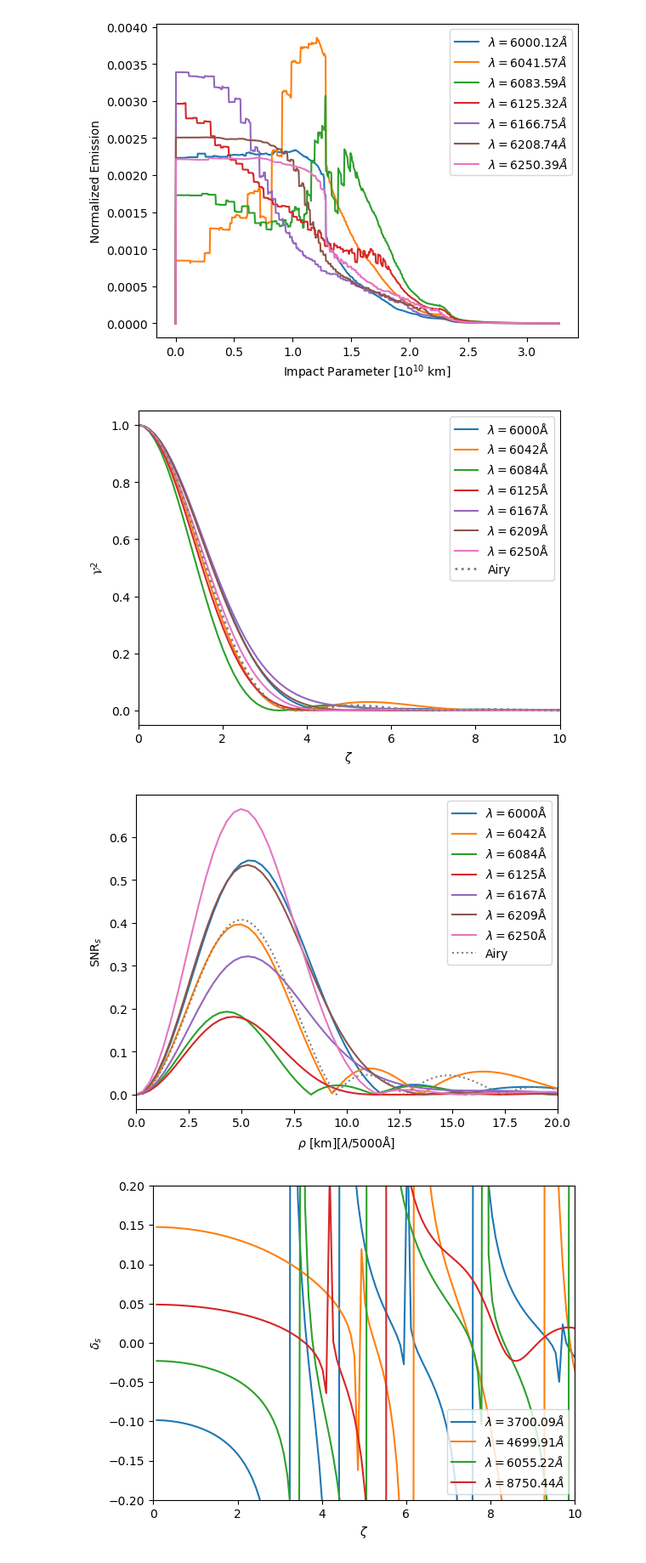
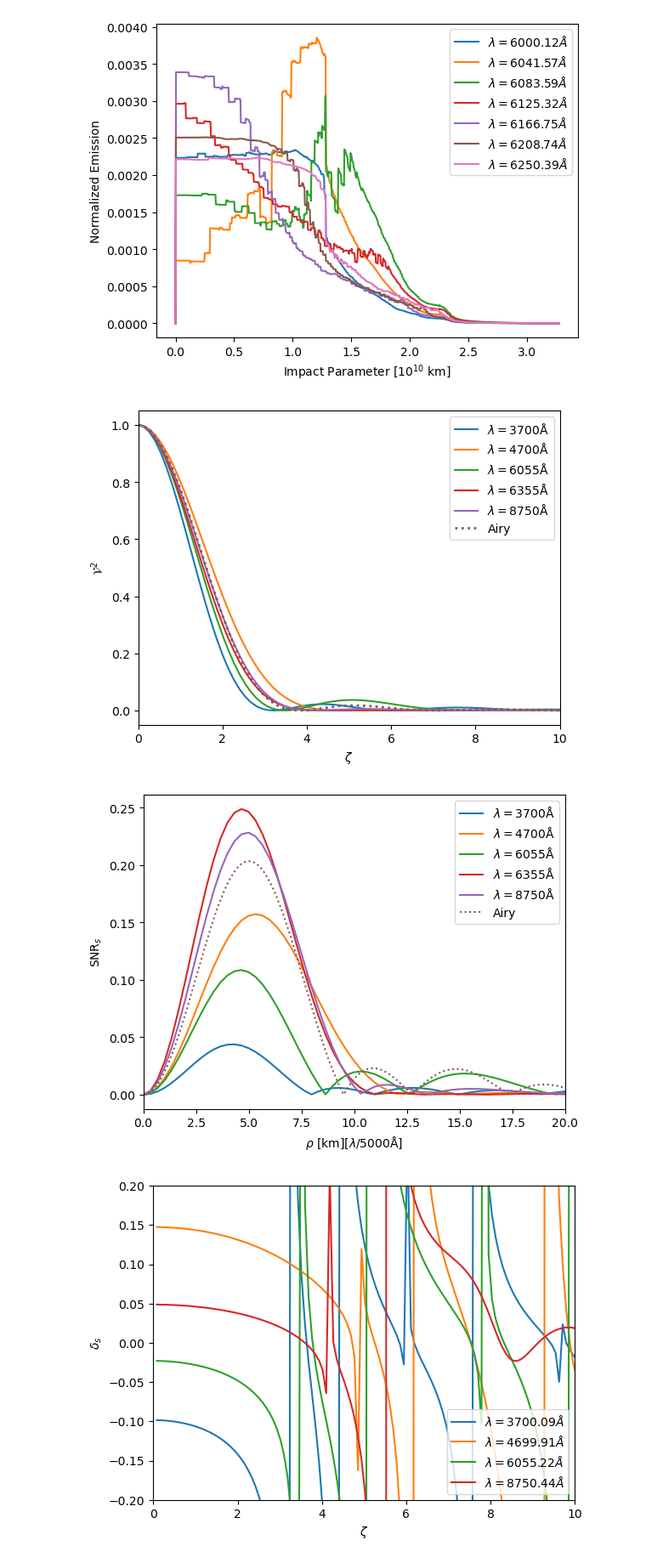
Before and after one commit to AlexGKim/II, a Jupyter notebook: II.ipynb, the cells around one changed output. Shown at 85% size. Saved outputs shown, nothing was run; the diff lists cells and outputs as text; code cells hidden in the pictures.

```diff
--- a/II.ipynb
+++ b/II.ipynb
@@ -31,6 +31,11 @@ flux_int = flux_int * 10**((spectrum_mag-12)/2.5) # now in units of  (erg / s /
 #
 # spectrum = sncosmo.Spectrum(lambdas, flux_int) # now in units of  (erg / s / cm^2 / A) for B=12 mag
 Area = 88 * 100 * 100. # cm^2
+Area = numpy.pi*(9.96/2)**2*1e4
+print(Area)
+eff = 0.73*.9*.6
+print(eff)
+Area=Area*eff
 h = 6.626* 10**(-34+7)  # erg s
 c = 3e10 # cm/s
 lcm = lambdas/1e8  # cm
@@ -195,37 +203,37 @@ def gamma2snr(siII=False):
         flux[:]=0
         flux[:nd] = I_lam_p[index,:] #block0_values[index,:]
         # flux[:ndisk] = 1
         gamma = dft_polar(flux,norder=norder)
         gamma0 = gamma[0]
         gamma=gamma/gamma[0]
         gamma2 = gamma*gamma
         ax.plot(numpy.arange(gamma2.shape[0])*2*numpy.pi/(nd*factor/ndisk),gamma2,label=r"$\lambda={:.0f}$Å".format(lambdas[index]))
 
         fm = dgamma2ds(flux, norder=norder)/gamma0**2
         fm= numpy.abs(fm) * dGammadnu[index] * (128*numpy.pi)**(-0.25) * numpy.sqrt(3600/sigma_t)
         ax2.plot(numpy.arange(fm.shape[0])*Deltau,fm,label=r"$\lambda={:.0f}$Å".format(lambdas[index]))
 
     zeta = numpy.arange(0,nd*10,0.01)
     airy = (2*jv(1,zeta)/zeta)**2
     ax.plot(zeta,airy,label='Airy',ls='dotted',lw=2)
     ax.set_ylabel(r"$\mathcal{V}^2$")
     ax.set_xlabel(r"$\zeta$")
     ax.set_xlim((0,10))
     ax.legend()
     fig.savefig('gamma2.pdf')
     dairy = ((2*jv(1,zeta)/zeta)*(jv(0,zeta)-jv(2,zeta)-2*jv(1,zeta)/zeta))
-    ax2.plot(zeta*Deltau / (2*numpy.pi/(nd*factor/ndisk)),numpy.abs(dairy),label='Airy',ls='dotted')
+    ax2.plot(zeta*Deltau / (2*numpy.pi/(nd*factor/ndisk)),0.5*numpy.abs(dairy),label='Airy',ls='dotted')
     ax2.set_ylabel(r"$\text{SNR}_s$")
     ax2.set_xlabel(r"$\rho$ [km][$\lambda/5000$Å]")
     ax2.set_xlim((0,20))
     # ax2.set_ylim((0,1))
     ax2.legend()
     fig2.savefig('snr.pdf')
 
-gamma2snr(siII=True)
+gamma2snr(siII=False)
 # %% [output]
-[figure, old version]
+[figure, new version]
-[figure, old version]
+[figure, new version]
 # %%
 def bias():
     nd = p_rays.shape[0]
```
Also changed, not shown: parts of 1 cell of this notebook, 2 other files.
